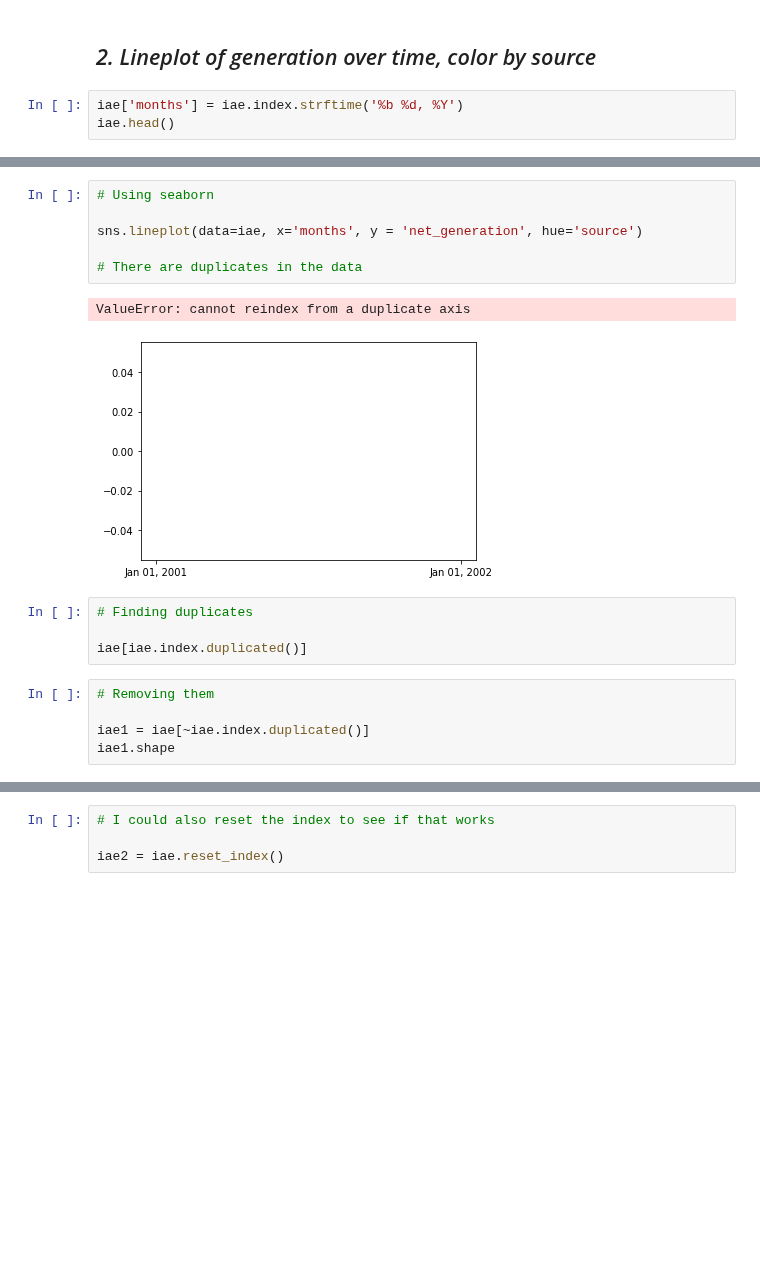
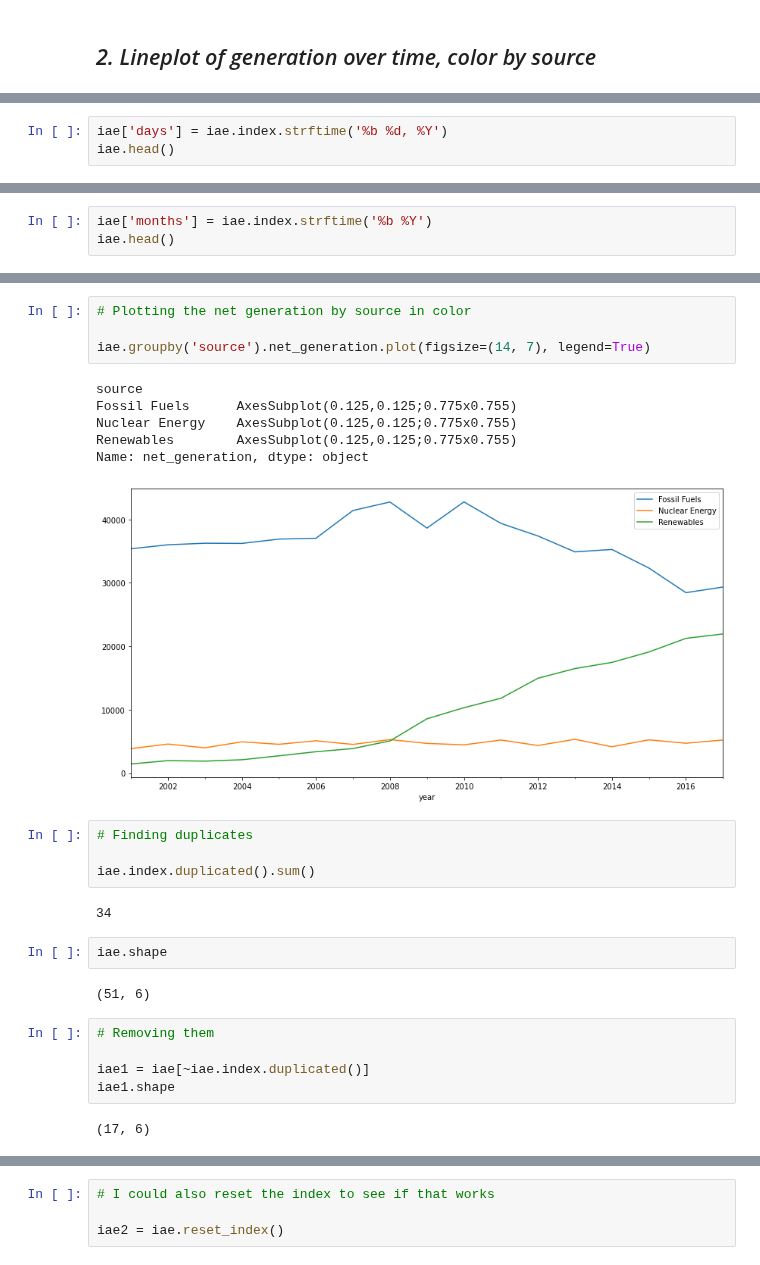
Before and after one commit to Severina7/time_series_exercises, a Jupyter notebook: working_with_time_series_data.ipynb, the cells around one changed output, grey strips where cells are left out. Drawn from its saved outputs; the diff is of its cells as text; blank space fills up the shorter version.

```diff
--- a/working_with_time_series_data.ipynb
+++ b/working_with_time_series_data.ipynb
@@ -608,6 +609,3 @@ iae.head()
 | 2002-01-01 | Nuclear Energy | 4574 | 42528 | 0.107553 |
 # %% [markdown]
 ## *2. Lineplot of generation over time, color by source*
-# %%
-iae['months'] = iae.index.strftime('%b %d, %Y')
-iae.head()
@@ -621,0 +625,3 @@ iae.head()
+# %%
+iae['days'] = iae.index.strftime('%b %d, %Y')
+iae.head()
@@ -621,0 +636,3 @@ iae.head()
+# %%
+iae['months'] = iae.index.strftime('%b %Y')
+iae.head()
@@ -622,20 +647,30 @@ iae.head()
 # %%
-# Using seaborn
+# Plotting the net generation by source in color
 
-sns.lineplot(data=iae, x='months', y = 'net_generation', hue='source')
-
-# There are duplicates in the data
+iae.groupby('source').net_generation.plot(figsize=(14, 7), legend=True)
 # %% [output]
-ValueError: cannot reindex from a duplicate axis
+source
+Fossil Fuels      AxesSubplot(0.125,0.125;0.775x0.755)
+Nuclear Energy    AxesSubplot(0.125,0.125;0.775x0.755)
+Renewables        AxesSubplot(0.125,0.125;0.775x0.755)
+Name: net_generation, dtype: object
-[figure, old version]
+[figure, new version]
 # %%
 # Finding duplicates
 
-iae[iae.index.duplicated()]
+iae.index.duplicated().sum()
+# %% [output]
+34
+# %%
+iae.shape
+# %% [output]
+(51, 6)
 # %%
 # Removing them
 
 iae1 = iae[~iae.index.duplicated()]
 iae1.shape
+# %% [output]
+(17, 6)
 # %%
 iae1.head()
```
Also changed, not shown: parts of 14 cells of this notebook.
